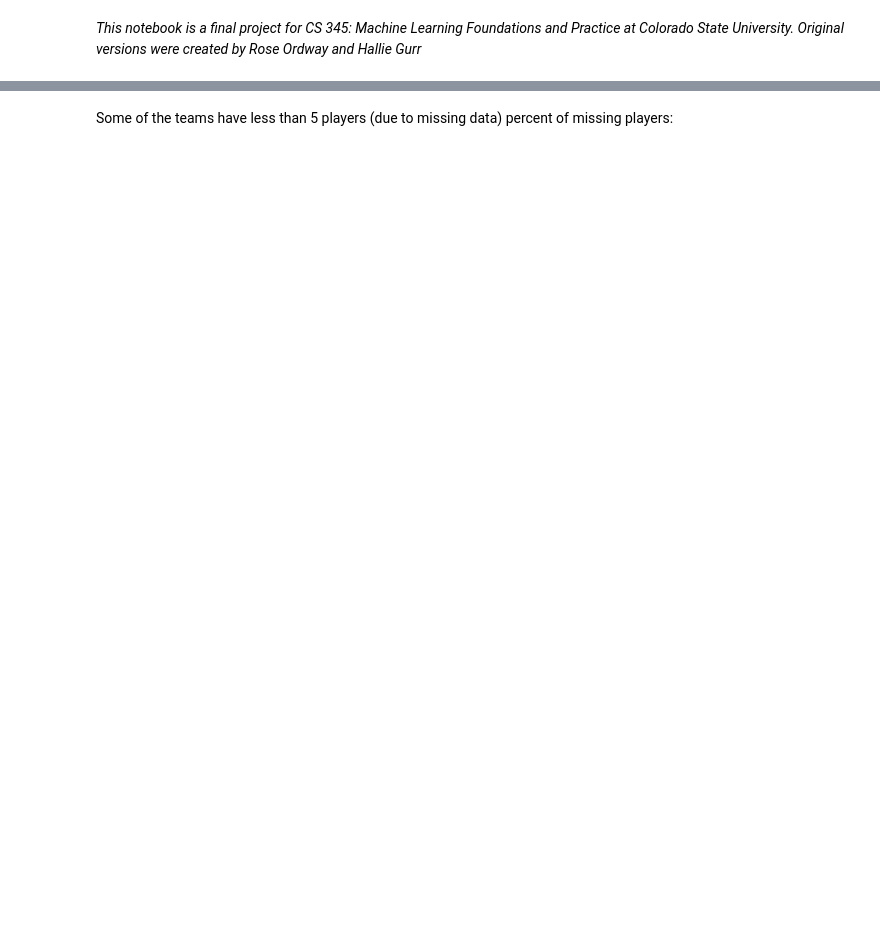
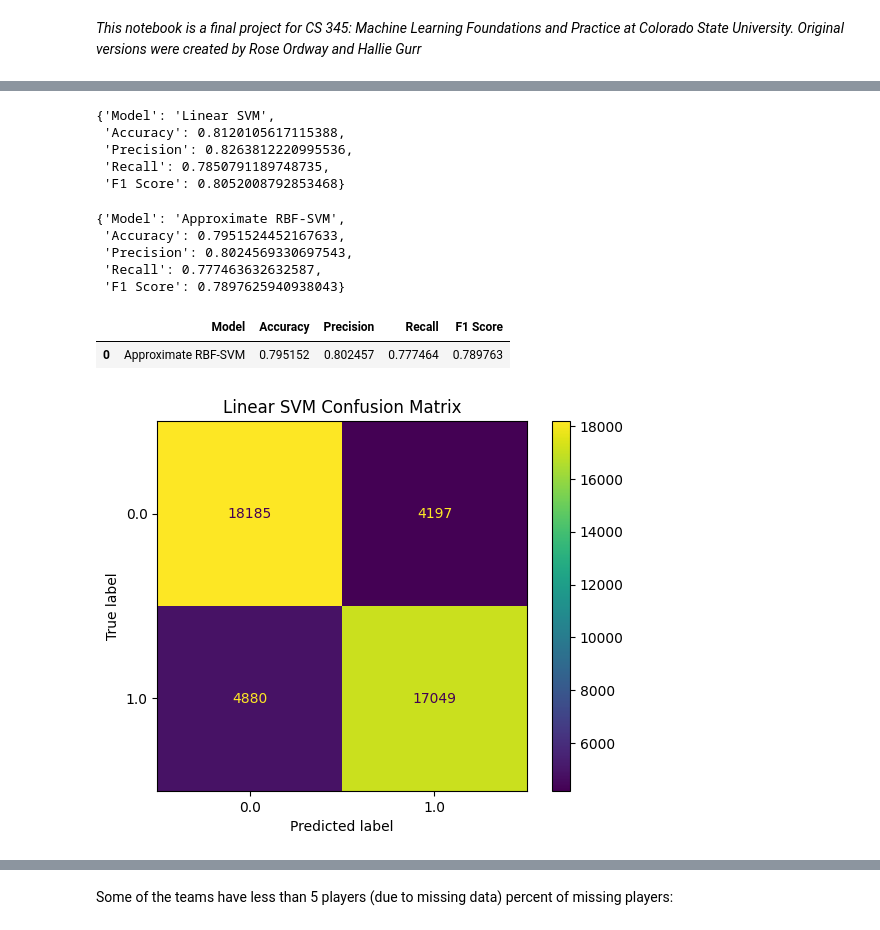
Before and after one commit to RosyTCosy/CS345-Final-Project, a Jupyter notebook: final_project.ipynb, the cells around one changed output, grey strips where cells are left out. Drawn from its saved outputs; the diff is of its cells as text; code cells hidden in the pictures; blank space fills up the shorter version.

```diff
--- a/final_project.ipynb
+++ b/final_project.ipynb
@@ -197,0 +324,74 @@ display(df.head(10))
+# %%
+from sklearn.svm import LinearSVC
+from sklearn.metrics import accuracy_score, precision_score, recall_score, f1_score
+
+svm_model = LinearSVC(
+    C=1.0,
+    max_iter=5000
+)
+
+svm_model.fit(X_train_scaled, y_train)
+
+y_pred_svm = svm_model.predict(X_test_scaled)
+
+svm_results = {
+    "Model": "Linear SVM",
+    "Accuracy": accuracy_score(y_test, y_pred_svm),
+    "Precision": precision_score(y_test, y_pred_svm),
+    "Recall": recall_score(y_test, y_pred_svm),
+    "F1 Score": f1_score(y_test, y_pred_svm)
+}
+
+svm_results
+# %% [output]
+{'Model': 'Linear SVM',
+ 'Accuracy': 0.8120105617115388,
+ 'Precision': 0.8263812220995536,
+ 'Recall': 0.7850791189748735,
+ 'F1 Score': 0.8052008792853468}
+# %%
+from sklearn.kernel_approximation import RBFSampler
+from sklearn.linear_model import SGDClassifier
+
+rbf_feature = RBFSampler(gamma=0.5, n_components=300, random_state=42)
+X_train_rbf = rbf_feature.fit_transform(X_train_scaled)
+X_test_rbf = rbf_feature.transform(X_test_scaled)
+
+svm_model = SGDClassifier(loss="hinge", max_iter=2000, tol=1e-3)
+svm_model.fit(X_train_rbf, y_train)
+
+y_pred_svm = svm_model.predict(X_test_rbf)
+
+svm_results = {
+    "Model": "Approximate RBF-SVM",
+    "Accuracy": accuracy_score(y_test, y_pred_svm),
+    "Precision": precision_score(y_test, y_pred_svm),
+    "Recall": recall_score(y_test, y_pred_svm),
+    "F1 Score": f1_score(y_test, y_pred_svm)
+}
+
+svm_results
+# %% [output]
+{'Model': 'Approximate RBF-SVM',
+ 'Accuracy': 0.7951524452167633,
+ 'Precision': 0.8024569330697543,
+ 'Recall': 0.777463632632587,
+ 'F1 Score': 0.7897625940938043}
+# %%
+import pandas as pd
+
+# Convert SVM results to a DataFrame for neat display
+svm_df = pd.DataFrame([svm_results])
+display(svm_df)
+# %% [output]
+|  | Model | Accuracy | Precision | Recall | F1 Score |
+| 0 | Approximate RBF-SVM | 0.795152 | 0.802457 | 0.777464 | 0.789763 |
+# %%
+from sklearn.metrics import ConfusionMatrixDisplay
+import matplotlib.pyplot as plt
+
+ConfusionMatrixDisplay.from_predictions(y_test, y_pred_svm)
+plt.title("Linear SVM Confusion Matrix")
+plt.show()
+# %% [output]
+[figure, added]
```
Also changed, not shown: parts of 92 cells of this notebook.
